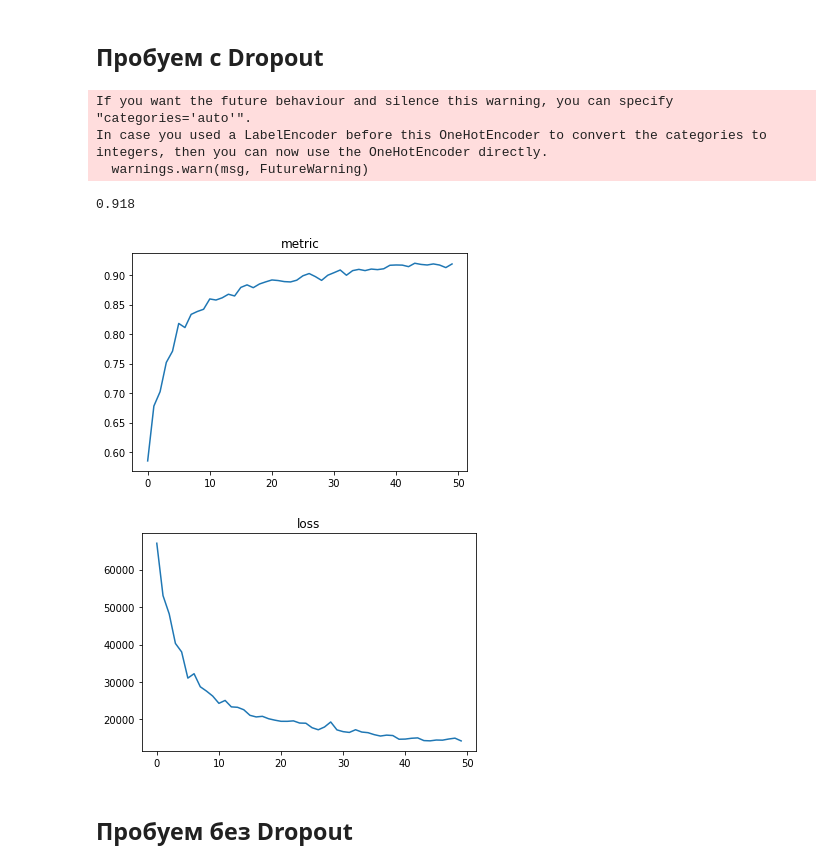
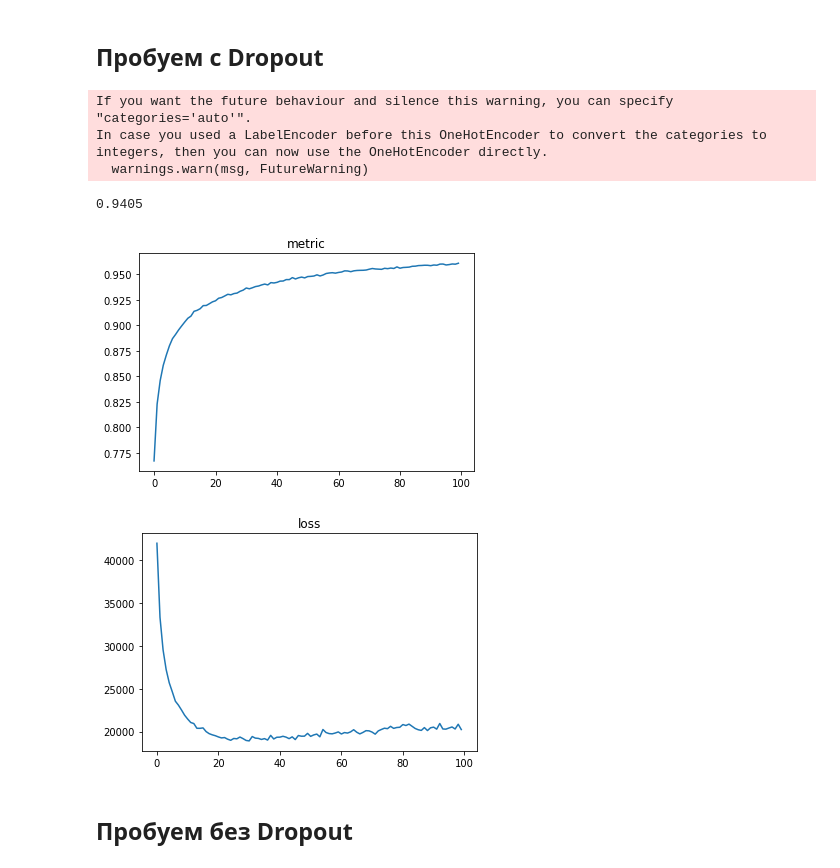
Before and after one commit to peter-pogorelov/spbsu-mlclass, a Jupyter notebook: ml-04.ipynb, the cells around one changed output. Drawn from its saved outputs; the diff is of its cells as text; code cells hidden in the pictures.

```diff
--- a/ml-04.ipynb
+++ b/ml-04.ipynb
@@ -179,9 +179,9 @@ class Dropout(FakeLayer):
         self.z = X
 
         if self.state == ST_TRAIN:
-            self.neuron_mask = np.random.choice([0, 1], p=[self.proba, 1-self.proba], size=X.shape[1])
-            #self.z = X * neuron_state / self.proba
+            self.neuron_mask = np.random.choice([0, 1], p=[self.proba, 1-self.proba], size=X.shape)
             return X * self.neuron_mask / (1-self.proba)
+
         elif self.state == ST_INFERENCE:
             return X  * (1-self.proba)
 
@@ -487,33 +487,33 @@ X_train, X_test, y_train, y_test = train_test_split(X, y, test_size=.1)
 # %% [markdown]
 ## Пробуем с Dropout
 # %%
-nn = NeuralNet(epochs=50, batch_size=256, lr=.3, lr_decay_rate=5e-3)#3000, 2, 3e-4, 100)
+nn = NeuralNet(epochs=100, batch_size=500, lr=1, lr_decay_rate=1e-2)#3000, 2, 3e-4, 100)
 
 nn.add(InputLayer())
-nn.add(Dropout(.1))
 nn.add(Dense(32))
-nn.add(ReLU())
+nn.add(Tanh())
+nn.add(Dropout(.2))
 nn.add(Dense(10))
 nn.add(SoftMaxCrossEntropy())
 
 history = nn.fit(X_train, y_train.reshape(-1, 1))
 result = nn.predict(X_test)
 
 print(accuracy_score(result, y_test))
 
 plt.plot(history['metric'])
 plt.title('metric')
 plt.show()
 plt.plot(history['loss'])
 plt.title('loss')
 plt.show()
 # %% [output]
 If you want the future behaviour and silence this warning, you can specify "categories='auto'".
 In case you used a LabelEncoder before this OneHotEncoder to convert the categories to integers, then you can now use the OneHotEncoder directly.
   warnings.warn(msg, FutureWarning)
-0.918
+0.9405
-[figure, old version]
+[figure, new version]
-[figure, old version]
+[figure, new version]
 # %% [markdown]
 ## Пробуем без Dropout
 # %%
```
Also changed, not shown: parts of 7 cells of this notebook.
